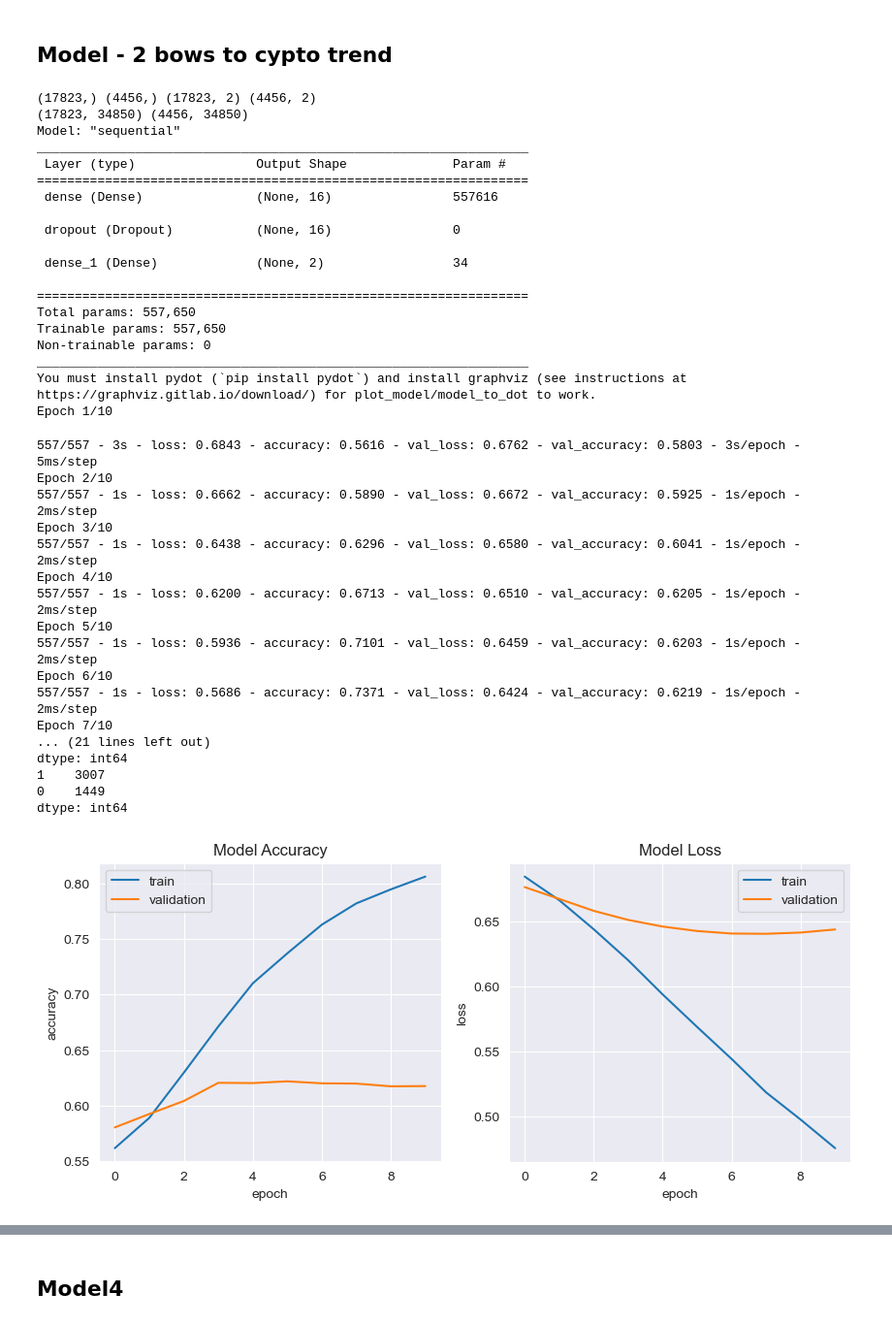
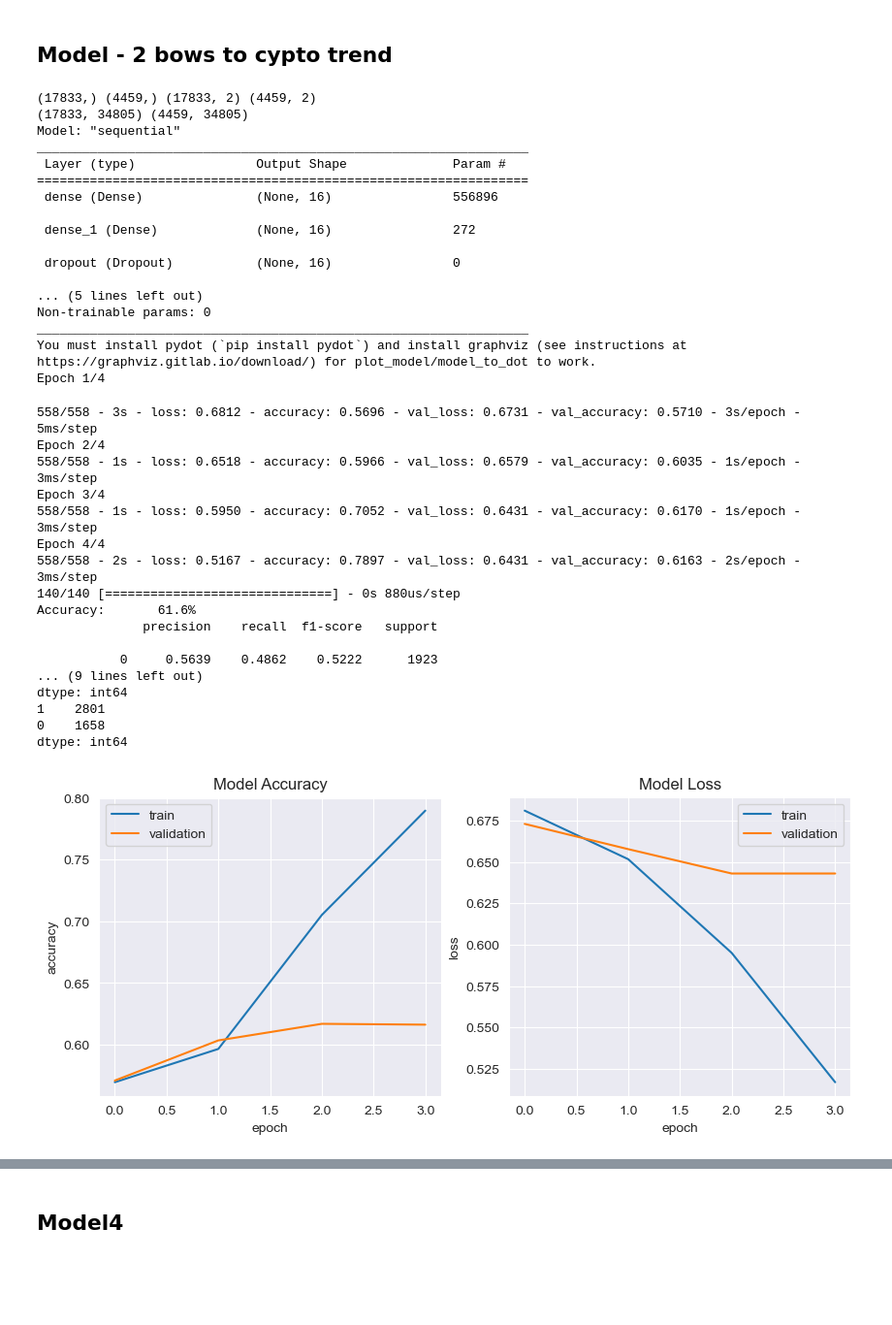
Before and after one commit to PotatoBearP/MLP_GP, a Jupyter notebook: G033_MLP.ipynb, the cells around one changed output, grey strips where cells are left out. Shown at 97% size. Saved outputs shown, nothing was run; the diff lists cells and outputs as text; code cells hidden in the pictures; blank space fills up the shorter version.

```diff
--- a/G033_MLP.ipynb
+++ b/G033_MLP.ipynb
@@ -281,12 +260,0 @@ crypto_usd_grouped_derivative = pd.Series(np.gradient(crypto_usd_grouped.values)
-# %%
-fig, ax1 = plt.subplots(figsize=(20,10))
-ax1.set_title("Derivative of crypto currency and sentiment's score", fontsize=18)
-ax1.tick_params(labelsize=14)
-
-ax2 = ax1.twinx()
-ax1.plot_date(tweets_grouped_derivative.index, tweets_grouped_derivative, 'g-')
-ax2.plot_date(crypto_usd_grouped_derivative.index, crypto_usd_grouped_derivative, 'b-')
-
-ax1.set_ylabel("Sentiment's derivative", color='g', fontsize=16)
-ax2.set_ylabel('Bitcoin price derivative', color='b', fontsize=16)
-plt.show()
@@ -716,7 +669,7 @@ from tensorflow.keras.layers import Dense, Embedding, Conv1D, MaxPooling1D, LSTM
 from sklearn.metrics import accuracy_score, confusion_matrix, classification_report
 
 batch_size = 32
-epochs = 10
+epochs = 4
 
 max_features = 20000
 embed_dim = 100
@@ -726,11 +679,12 @@ np.random.seed(seed)
 K.clear_session()
 model = Sequential()
 model.add(Dense(16, activation='relu'))
-model.add(Dropout(0.5))
+model.add(Dense(16, activation='relu'))
+model.add(Dropout(0.25))
 model.add(Dense(num_classes, activation='softmax'))
 model.compile(loss='categorical_crossentropy', optimizer='adam', metrics=['accuracy'])
 model.optimizer.learning_rate = 1e-4
-model.build((None,34850))
+model.build((None,X_train.shape[1]))
 model.summary()
 
 tf.keras.utils.plot_model(model, show_shapes=True)
@@ -762,8 +716,9 @@ def plot_training_hist(history):
 plot_training_hist(history)
 # predict class with test set
 y_pred_test = np.argmax(model.predict(X_test), axis=1)
+np.savetxt("y_predict_2.csv", y_pred_test, delimiter=",")
 print('Accuracy:\t{:0.1f}%'.format(accuracy_score(np.argmax(y_test, axis=1), y_pred_test) * 100))
-print(classification_report(np.argmax(y_test, axis=1), y_pred_test))
+print(classification_report(np.argmax(y_test,axis=1), y_pred_test, digits = 4))
 from sklearn.metrics import confusion_matrix
 import seaborn as sns
 
@@ -777,55 +732,53 @@ def plot_confusion_matrix(model, X_test, y_test):
     # compute confusion matrix
     cm = confusion_matrix(np.argmax(y_pred, axis=1), np.argmax(np.array(y_test), axis=1))
 
     print(pd.Series(np.argmax(np.array(y_test), axis=1)).value_counts())
     print(pd.Series(np.argmax(y_pred, axis=1)).value_counts())
 
     # plot confusion matrix
     plt.figure(figsize=(8, 6))
     sns.heatmap(cm, cmap=plt.cm.Blues, annot=True, fmt='d',
                 xticklabels=sentiment_classes,
                 yticklabels=sentiment_classes)
     plt.title('Confusion matrix', fontsize=16)
     plt.xlabel('Actual label', fontsize=12)
     plt.ylabel('Predicted label', fontsize=12)
 
 
 plot_confusion_matrix(model, X_test, y_test)
 # %% [output]
-(17823,) (4456,) (17823, 2) (4456, 2)
-(17823, 34850) (4456, 34850)
+(17833,) (4459,) (17833, 2) (4459, 2)
+(17833, 34805) (4459, 34805)
 Model: "sequential"
 _________________________________________________________________
  Layer (type)                Output Shape              Param #
 =================================================================
- dense (Dense)               (None, 16)                557616
+ dense (Dense)               (None, 16)                556896
+
+ dense_1 (Dense)             (None, 16)                272
 
  dropout (Dropout)           (None, 16)                0
 
- dense_1 (Dense)             (None, 2)                 34
-
-=================================================================
-Total params: 557,650
-Trainable params: 557,650
+... (5 lines left out)
 Non-trainable params: 0
 _________________________________________________________________
 You must install pydot (`pip install pydot`) and install graphviz (see instructions at https://graphviz.gitlab.io/download/) for plot_model/model_to_dot to work.
-Epoch 1/10
+Epoch 1/4
-557/557 - 3s - loss: 0.6843 - accuracy: 0.5616 - val_loss: 0.6762 - val_accuracy: 0.5803 - 3s/epoch - 5ms/step
-Epoch 2/10
-557/557 - 1s - loss: 0.6662 - accuracy: 0.5890 - val_loss: 0.6672 - val_accuracy: 0.5925 - 1s/epoch - 2ms/step
-Epoch 3/10
-557/557 - 1s - loss: 0.6438 - accuracy: 0.6296 - val_loss: 0.6580 - val_accuracy: 0.6041 - 1s/epoch - 2ms/step
-Epoch 4/10
-557/557 - 1s - loss: 0.6200 - accuracy: 0.6713 - val_loss: 0.6510 - val_accuracy: 0.6205 - 1s/epoch - 2ms/step
-Epoch 5/10
-557/557 - 1s - loss: 0.5936 - accuracy: 0.7101 - val_loss: 0.6459 - val_accuracy: 0.6203 - 1s/epoch - 2ms/step
-Epoch 6/10
-557/557 - 1s - loss: 0.5686 - accuracy: 0.7371 - val_loss: 0.6424 - val_accuracy: 0.6219 - 1s/epoch - 2ms/step
-Epoch 7/10
-... (21 lines left out)
+558/558 - 3s - loss: 0.6812 - accuracy: 0.5696 - val_loss: 0.6731 - val_accuracy: 0.5710 - 3s/epoch - 5ms/step
+Epoch 2/4
+558/558 - 1s - loss: 0.6518 - accuracy: 0.5966 - val_loss: 0.6579 - val_accuracy: 0.6035 - 1s/epoch - 3ms/step
+Epoch 3/4
+558/558 - 1s - loss: 0.5950 - accuracy: 0.7052 - val_loss: 0.6431 - val_accuracy: 0.6170 - 1s/epoch - 3ms/step
+Epoch 4/4
+558/558 - 2s - loss: 0.5167 - accuracy: 0.7897 - val_loss: 0.6431 - val_accuracy: 0.6163 - 2s/epoch - 3ms/step
+140/140 [==============================] - 0s 880us/step
+Accuracy:       61.6%
+              precision    recall  f1-score   support
+
+           0     0.5639    0.4862    0.5222      1923
+... (9 lines left out)
 dtype: int64
-1    3007
-0    1449
+1    2801
+0    1658
 dtype: int64
-[figure, old version]
+[figure, new version]
```
Also changed, not shown: parts of 32 cells of this notebook.
